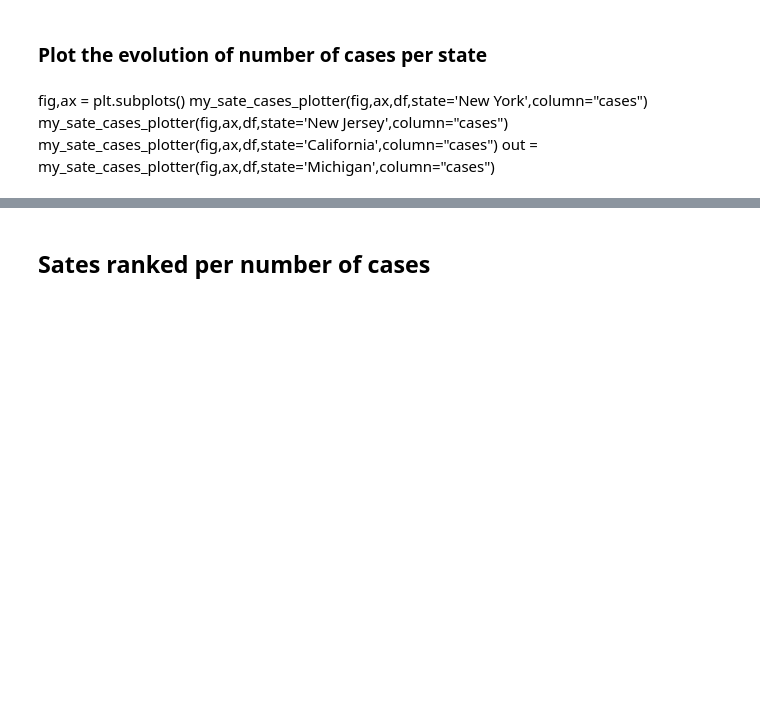
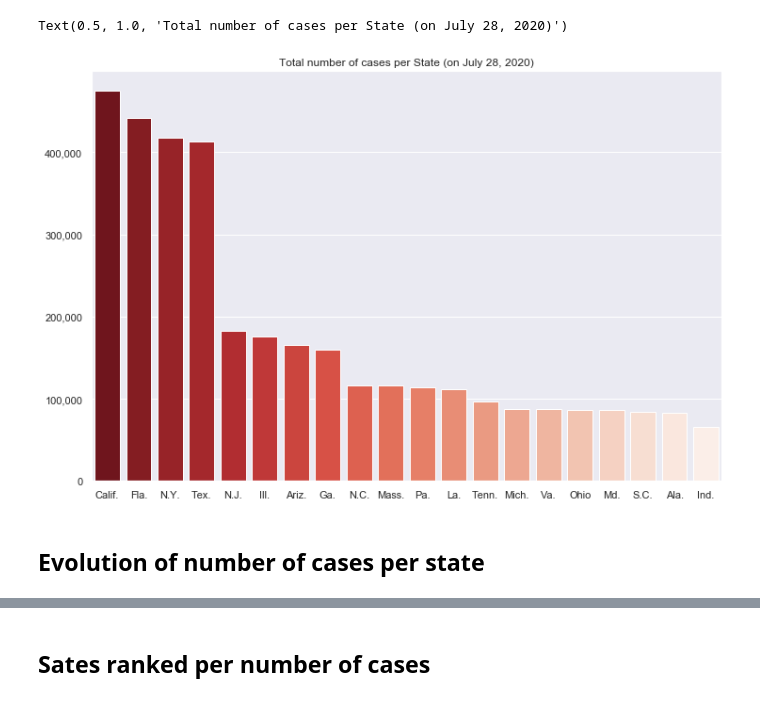
Before and after one commit to mtlberri/covid-19-data, a Jupyter notebook: covid-study.ipynb, the cells around one changed output, grey strips where cells are left out. Drawn from its saved outputs; the diff is of its cells as text; code cells hidden in the pictures; blank space fills up the shorter version.

```diff
--- a/covid-study.ipynb
+++ b/covid-study.ipynb
@@ -41,0 +65,16 @@ df.set_index('date',inplace=True)
+# %%
+# Plot the States ranked by number of cases
+fig, ax = plt.subplots(figsize=(12, 8))
+number_of_states_to_visualize = 20
+df_ti_p = df_ti.head(number_of_states_to_visualize).copy()
+x = df_ti_p['Abbreviation']
+y = df_ti_p['cases']
+# bar_container = ax.bar(x=x, height=y)
+sns.barplot(x=x, y=y, palette='Reds_r', ax=ax)
+ax.get_yaxis().set_major_formatter(FuncFormatter(lambda x,p: format(int(x),',')))
+ax.get_xaxis().label.set_visible(False)
+ax.get_yaxis().label.set_visible(False)
+ax.set_title(f'Total number of cases per State (on {last_date.strftime("%B %d, %Y")})')
+# %% [output]
+Text(0.5, 1.0, 'Total number of cases per State (on July 28, 2020)')
+[figure, added]
@@ -42,2 +83,2 @@ df.set_index('date',inplace=True)
 # %% [markdown]
-### Plot the evolution of number of cases per state
+## Evolution of number of cases per state
@@ -61,6 +84,0 @@ def my_sate_cases_plotter(fig,ax,df,state,column):
-# %% [markdown]
-fig,ax = plt.subplots()
-my_sate_cases_plotter(fig,ax,df,state='New York',column="cases")
-my_sate_cases_plotter(fig,ax,df,state='New Jersey',column="cases")
-my_sate_cases_plotter(fig,ax,df,state='California',column="cases")
-out = my_sate_cases_plotter(fig,ax,df,state='Michigan',column="cases")
```
Also changed, not shown: parts of 26 cells of this notebook, 8 other files.
